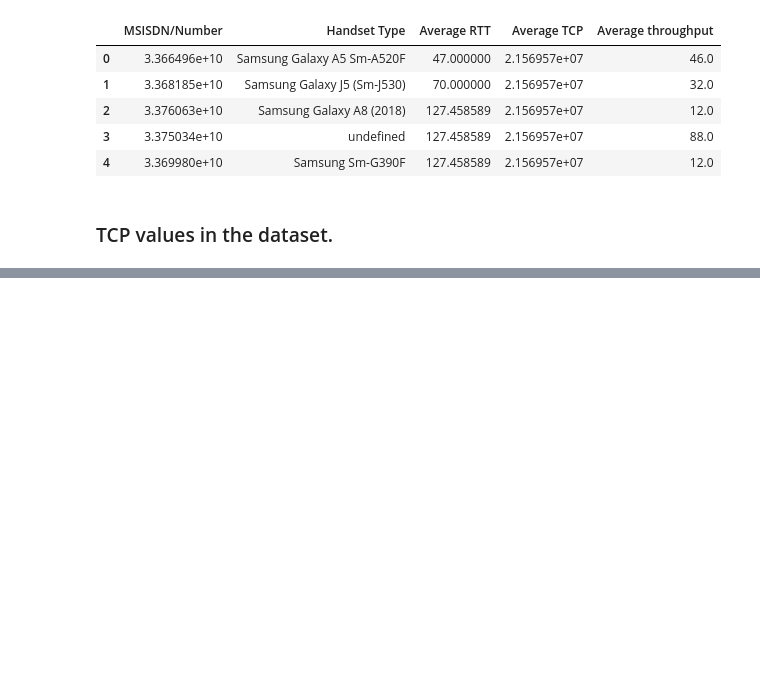
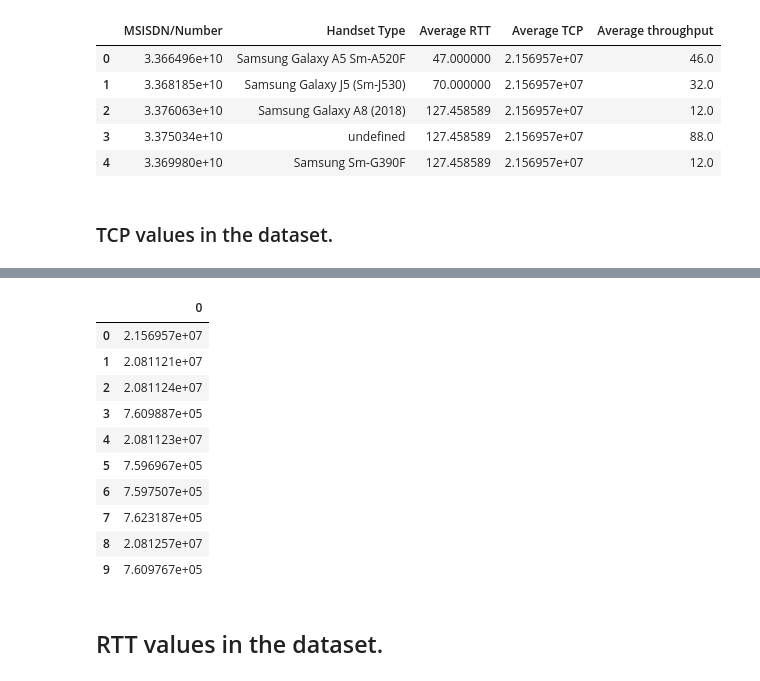
Before and after one commit to Abel-Blue/telecom-user-analytics, a Jupyter notebook: notebooks/experience_analytics.ipynb, the cells around one changed output, grey strips where cells are left out. Drawn from its saved outputs; the diff is of its cells as text; code cells hidden in the pictures; blank space fills up the shorter version.

```diff
--- a/notebooks/experience_analytics.ipynb
+++ b/notebooks/experience_analytics.ipynb
@@ -313,0 +351,23 @@ df_expNew.head()
+# %%
+#getting the most frequent TCP values
+most_freq = df_expNew['Average TCP'].value_counts().index.tolist()
+# changing the list to a datafrmae
+df1 = pd.DataFrame(most_freq)
+# saving to a csv file
+most_freq10=df1.head(10)
+most_freq10.to_csv("../data/most_freqTCP.csv",index=False)
+most_freq10
+# %% [output]
+|  | 0 |
+| 0 | 2.156957e+07 |
+| 1 | 2.081121e+07 |
+| 2 | 2.081124e+07 |
+| 3 | 7.609887e+05 |
+| 4 | 2.081123e+07 |
+| 5 | 7.596967e+05 |
+| 6 | 7.597507e+05 |
+| 7 | 7.623187e+05 |
+| 8 | 2.081257e+07 |
+| 9 | 7.609767e+05 |
+# %% [markdown]
+## RTT values in the dataset.
```
Also changed, not shown: parts of 3 cells of this notebook.
